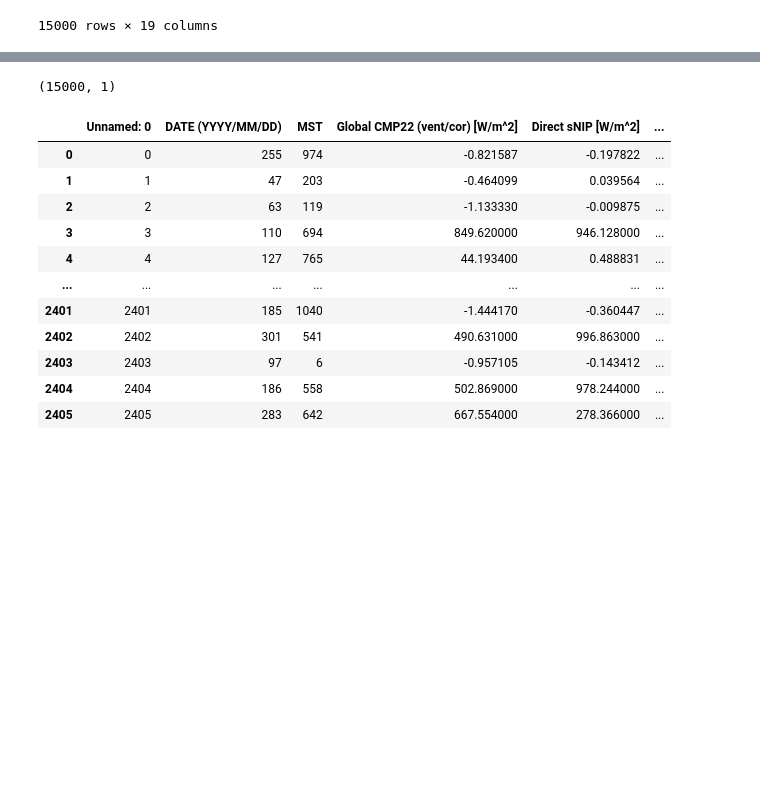
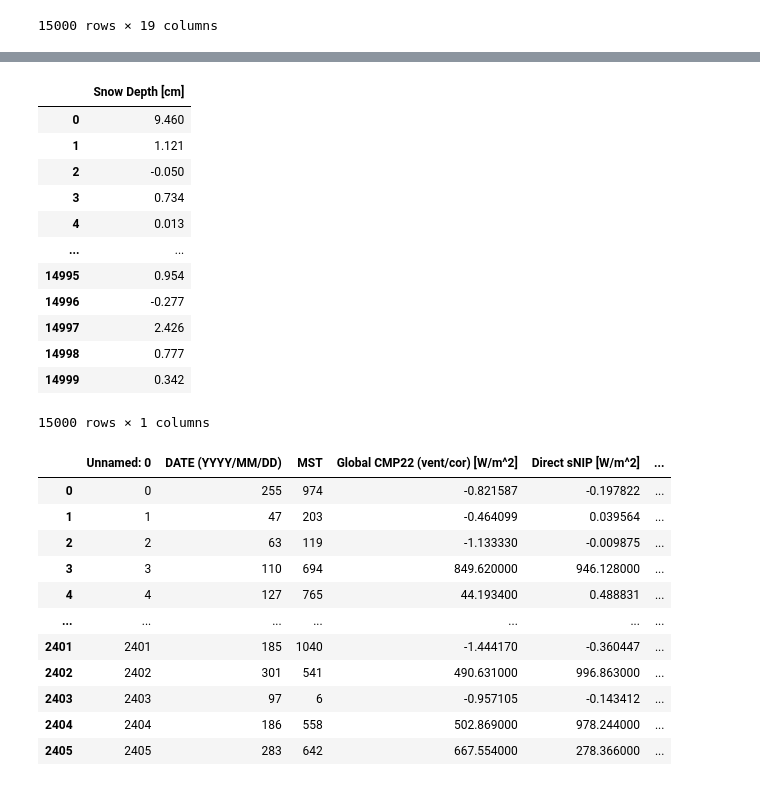
Before and after one commit to Atharv012/Begineer-s-Hypothesis-DSG, a Jupyter notebook: Begineer's Hypothesis.ipynb, the cells around one changed output, grey strips where cells are left out. Saved outputs shown, nothing was run; the diff lists cells and outputs as text; code cells hidden in the pictures; blank space fills up the shorter version.

```diff
--- a/Begineer's Hypothesis.ipynb
+++ b/Begineer's Hypothesis.ipynb
@@ -68,6 +81,18 @@ x_train.shape
 # %%
-y_train.shape
+y_train
 # %% [output]
+|  | Snow Depth [cm] |
+| 0 | 9.460 |
+| 1 | 1.121 |
+| 2 | -0.050 |
+| 3 | 0.734 |
+| 4 | 0.013 |
+| ... | ... |
+| 14995 | 0.954 |
+| 14996 | -0.277 |
+| 14997 | 2.426 |
+| 14998 | 0.777 |
+| 14999 | 0.342 |
-(15000, 1)
+15000 rows × 1 columns
 # %%
 df_xtest = pd.read_csv("weather_test.csv")
```
Also changed, not shown: parts of 13 cells of this notebook.
